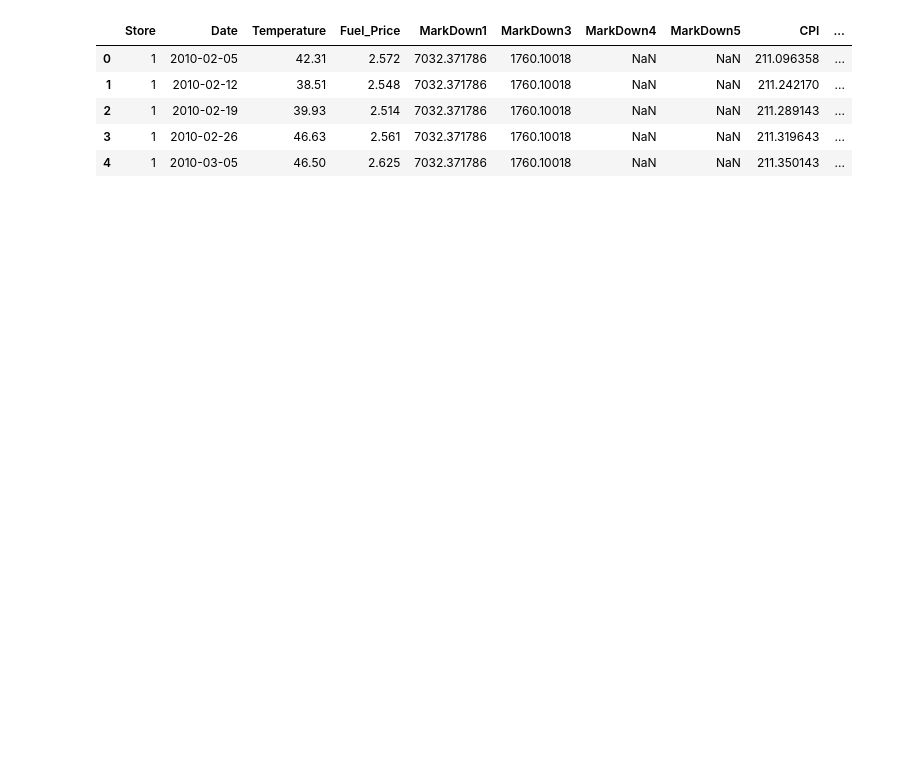
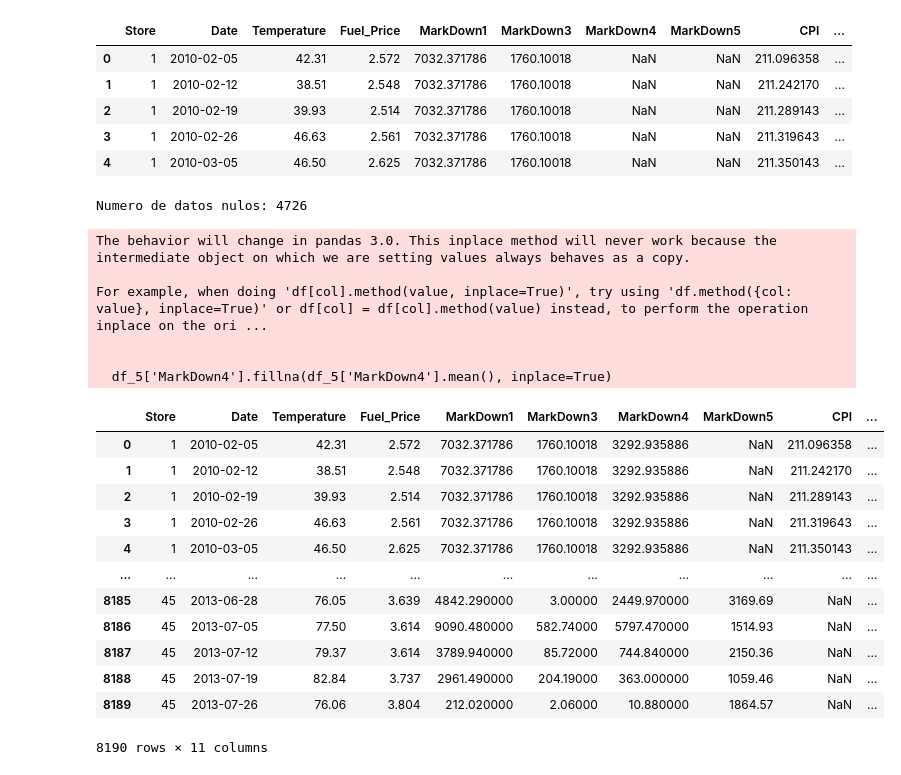
Before and after one commit to Rommelsito/Vehicle_analysis, a Jupyter notebook: feature/features.ipynb, the cells around one changed output. Cells and saved outputs as stored; diff of their text form; code cells hidden in the pictures; blank space fills up the shorter version.

Commit message:
feature_store_sales

```diff
--- a/feature/features.ipynb
+++ b/feature/features.ipynb
@@ -269,3 +270,31 @@ df_5.head()
 | 2 | 1 | 2010-02-19 | 39.93 | 2.514 | 7032.371786 | 1760.10018 | NaN | NaN | 211.289143 | ... |
 | 3 | 1 | 2010-02-26 | 46.63 | 2.561 | 7032.371786 | 1760.10018 | NaN | NaN | 211.319643 | ... |
 | 4 | 1 | 2010-03-05 | 46.50 | 2.625 | 7032.371786 | 1760.10018 | NaN | NaN | 211.350143 | ... |
+# %%
+df_5_null = df_5[df_5['MarkDown4'].isnull()]
+print(f'Numero de datos nulos: {df_5_null.shape[0]}')
+# %% [output]
+Numero de datos nulos: 4726
+# %%
+df_5['MarkDown4'].fillna(df_5['MarkDown4'].mean(), inplace=True)
+df_5
+# %% [output]
+The behavior will change in pandas 3.0. This inplace method will never work because the intermediate object on which we are setting values always behaves as a copy.
+
+For example, when doing 'df[col].method(value, inplace=True)', try using 'df.method({col: value}, inplace=True)' or df[col] = df[col].method(value) instead, to perform the operation inplace on the ori ...
+
+
+  df_5['MarkDown4'].fillna(df_5['MarkDown4'].mean(), inplace=True)
+|  | Store | Date | Temperature | Fuel_Price | MarkDown1 | MarkDown3 | MarkDown4 | MarkDown5 | CPI | ... |
+| 0 | 1 | 2010-02-05 | 42.31 | 2.572 | 7032.371786 | 1760.10018 | 3292.935886 | NaN | 211.096358 | ... |
+| 1 | 1 | 2010-02-12 | 38.51 | 2.548 | 7032.371786 | 1760.10018 | 3292.935886 | NaN | 211.242170 | ... |
+| 2 | 1 | 2010-02-19 | 39.93 | 2.514 | 7032.371786 | 1760.10018 | 3292.935886 | NaN | 211.289143 | ... |
+| 3 | 1 | 2010-02-26 | 46.63 | 2.561 | 7032.371786 | 1760.10018 | 3292.935886 | NaN | 211.319643 | ... |
+| 4 | 1 | 2010-03-05 | 46.50 | 2.625 | 7032.371786 | 1760.10018 | 3292.935886 | NaN | 211.350143 | ... |
+| ... | ... | ... | ... | ... | ... | ... | ... | ... | ... | ... |
+| 8185 | 45 | 2013-06-28 | 76.05 | 3.639 | 4842.290000 | 3.00000 | 2449.970000 | 3169.69 | NaN | ... |
+| 8186 | 45 | 2013-07-05 | 77.50 | 3.614 | 9090.480000 | 582.74000 | 5797.470000 | 1514.93 | NaN | ... |
+| 8187 | 45 | 2013-07-12 | 79.37 | 3.614 | 3789.940000 | 85.72000 | 744.840000 | 2150.36 | NaN | ... |
+| 8188 | 45 | 2013-07-19 | 82.84 | 3.737 | 2961.490000 | 204.19000 | 363.000000 | 1059.46 | NaN | ... |
+| 8189 | 45 | 2013-07-26 | 76.06 | 3.804 | 212.020000 | 2.06000 | 10.880000 | 1864.57 | NaN | ... |
+8190 rows × 11 columns
```
Also changed, not shown: parts of 9 cells of this notebook, 2 other files.
